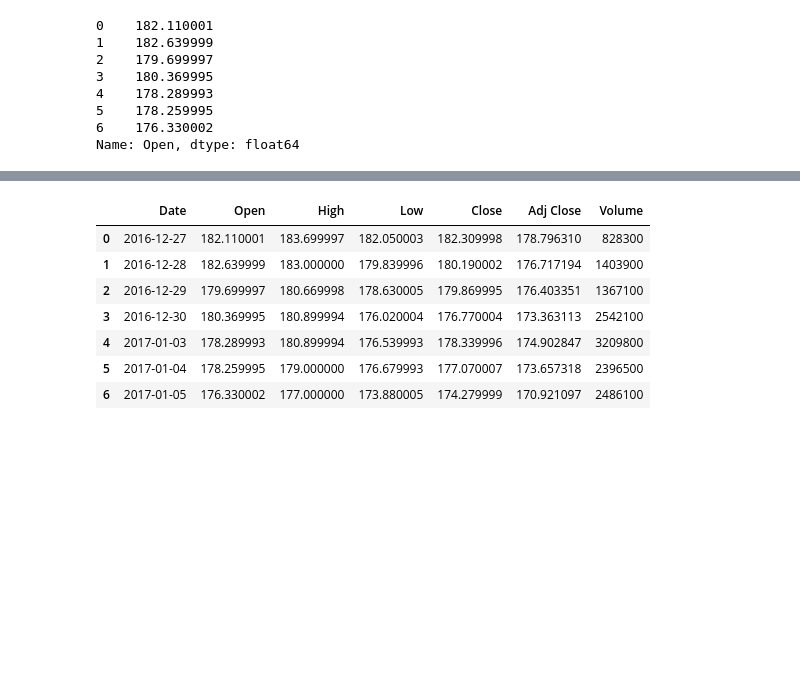
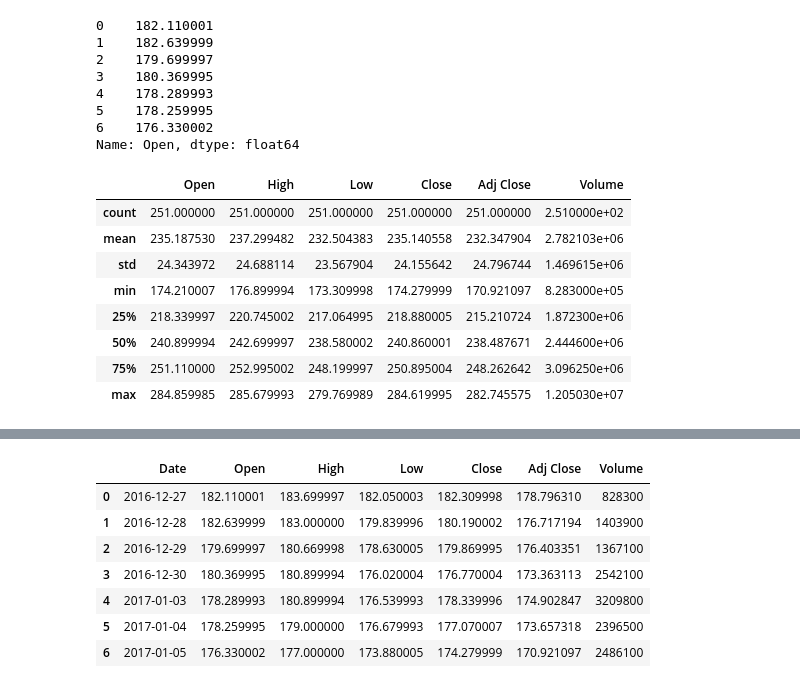
Before and after one commit to sandeeppaulraj/machine-learning, a Jupyter notebook: projects/capstone/stock_price_estimator_proposal.ipynb, the cells around one changed output, grey strips where cells are left out. Saved outputs shown, nothing was run; the diff lists cells and outputs as text; code cells hidden in the pictures; blank space fills up the shorter version.

```diff
--- a/projects/capstone/stock_price_estimator_proposal.ipynb
+++ b/projects/capstone/stock_price_estimator_proposal.ipynb
@@ -77,3 +49,15 @@ df['Open'][0:7]
 5    178.259995
 6    176.330002
 Name: Open, dtype: float64
+# %%
+df.describe()
+# %% [output]
+|  | Open | High | Low | Close | Adj Close | Volume |
+| count | 251.000000 | 251.000000 | 251.000000 | 251.000000 | 251.000000 | 2.510000e+02 |
+| mean | 235.187530 | 237.299482 | 232.504383 | 235.140558 | 232.347904 | 2.782103e+06 |
+| std | 24.343972 | 24.688114 | 23.567904 | 24.155642 | 24.796744 | 1.469615e+06 |
+| min | 174.210007 | 176.899994 | 173.309998 | 174.279999 | 170.921097 | 8.283000e+05 |
+| 25% | 218.339997 | 220.745002 | 217.064995 | 218.880005 | 215.210724 | 1.872300e+06 |
+| 50% | 240.899994 | 242.699997 | 238.580002 | 240.860001 | 238.487671 | 2.444600e+06 |
+| 75% | 251.110000 | 252.995002 | 248.199997 | 250.895004 | 248.262642 | 3.096250e+06 |
+| max | 284.859985 | 285.679993 | 279.769989 | 284.619995 | 282.745575 | 1.205030e+07 |
```
Also changed, not shown: parts of 23 cells of this notebook.
